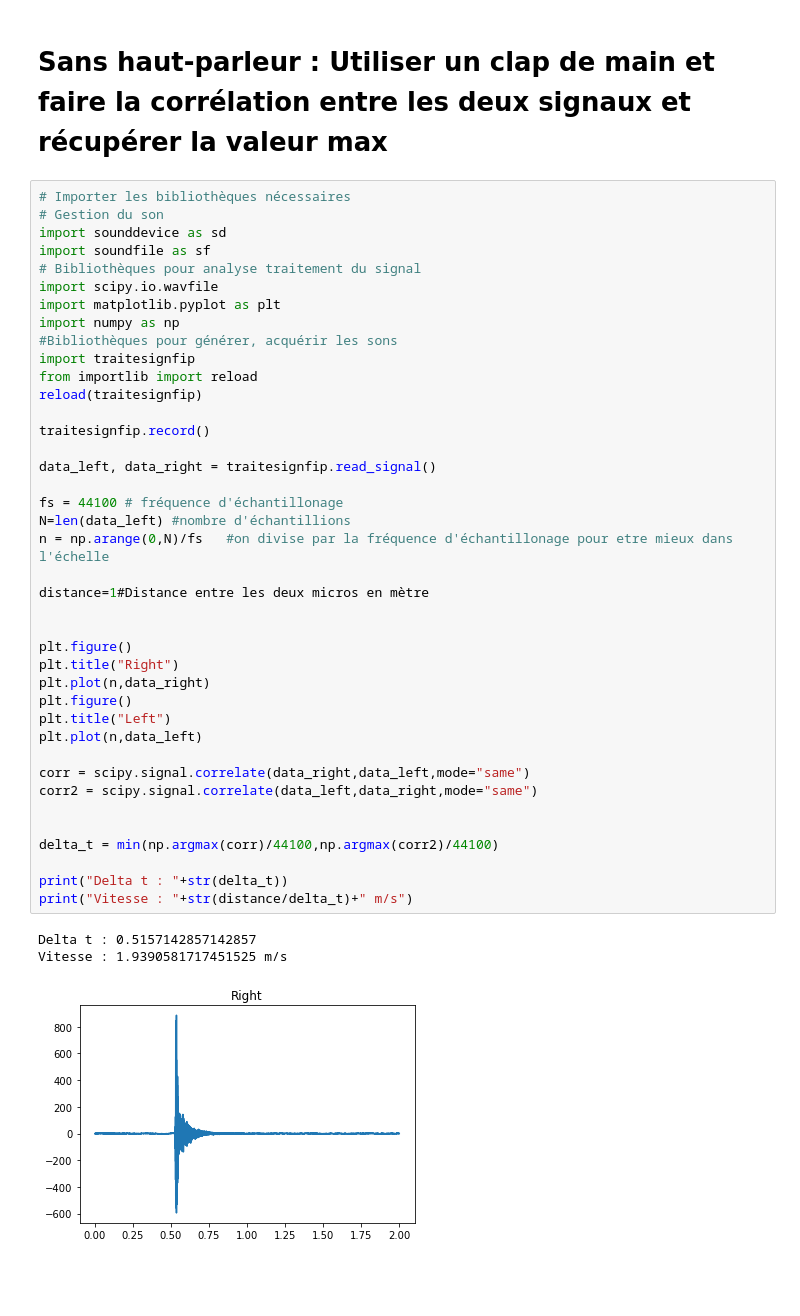
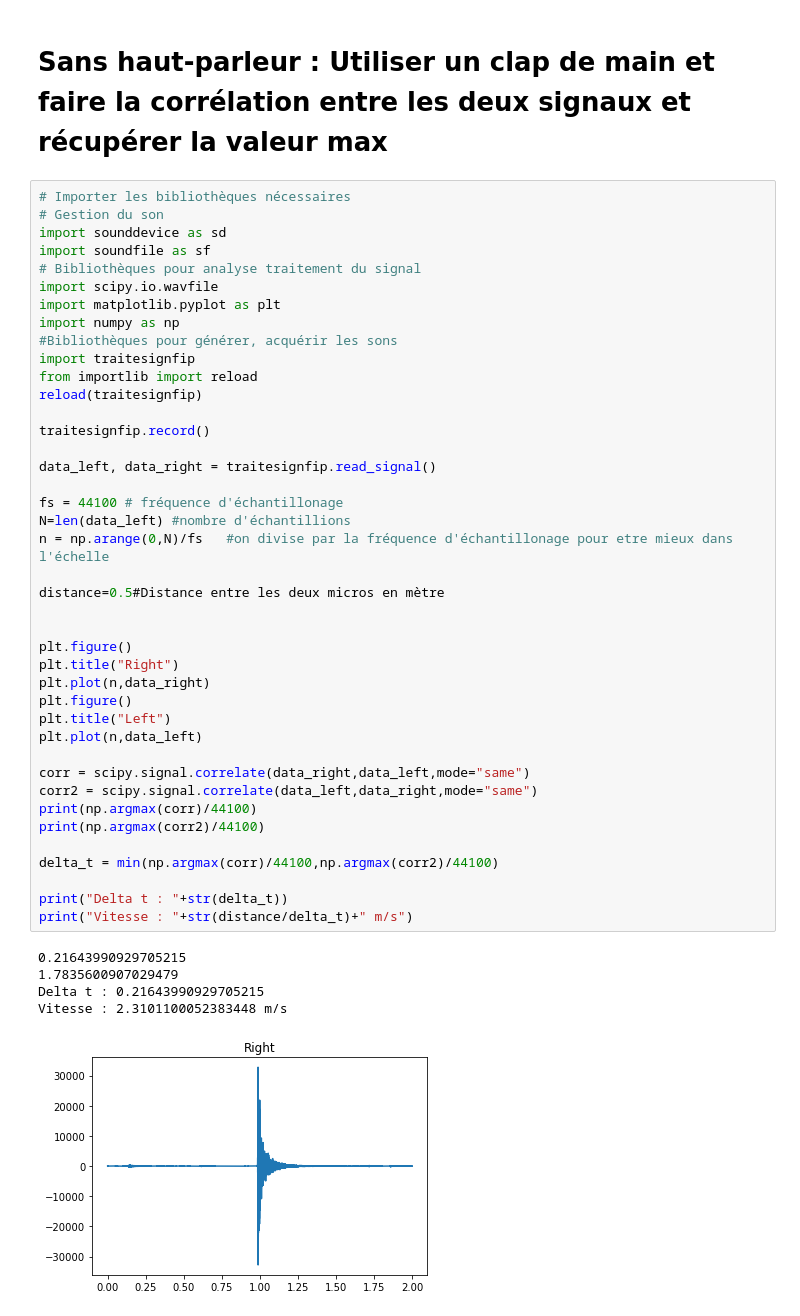
Before and after one commit to zuce68/ProjetFIP2A, a Jupyter notebook: MesureDuSon.ipynb, the cells around one changed output. Cells and saved outputs as stored; diff of their text form; blank space fills up the shorter version.

```diff
--- a/MesureDuSon.ipynb
+++ b/MesureDuSon.ipynb
@@ -214,35 +121,38 @@ import numpy as np
 #Bibliothèques pour générer, acquérir les sons
 import traitesignfip
 from importlib import reload
 reload(traitesignfip)
 
 traitesignfip.record()
 
 data_left, data_right = traitesignfip.read_signal()
 
 fs = 44100 # fréquence d'échantillonage
 N=len(data_left) #nombre d'échantillions
 n = np.arange(0,N)/fs   #on divise par la fréquence d'échantillonage pour etre mieux dans l'échelle
 
-distance=1#Distance entre les deux micros en mètre
+distance=0.5#Distance entre les deux micros en mètre
 
 
 plt.figure()
 plt.title("Right")
 plt.plot(n,data_right)
 plt.figure()
 plt.title("Left")
 plt.plot(n,data_left)
 
 corr = scipy.signal.correlate(data_right,data_left,mode="same")
 corr2 = scipy.signal.correlate(data_left,data_right,mode="same")
-
+print(np.argmax(corr)/44100)
+print(np.argmax(corr2)/44100)
 
 delta_t = min(np.argmax(corr)/44100,np.argmax(corr2)/44100)
 
 print("Delta t : "+str(delta_t))
 print("Vitesse : "+str(distance/delta_t)+" m/s")
 # %% [output]
-Delta t : 0.5157142857142857
-Vitesse : 1.9390581717451525 m/s
+0.21643990929705215
+1.7835600907029479
+Delta t : 0.21643990929705215
+Vitesse : 2.3101100052383448 m/s
-[figure, old version]
+[figure, new version]
```
Also changed, not shown: parts of 4 cells of this notebook, 3 other files.
